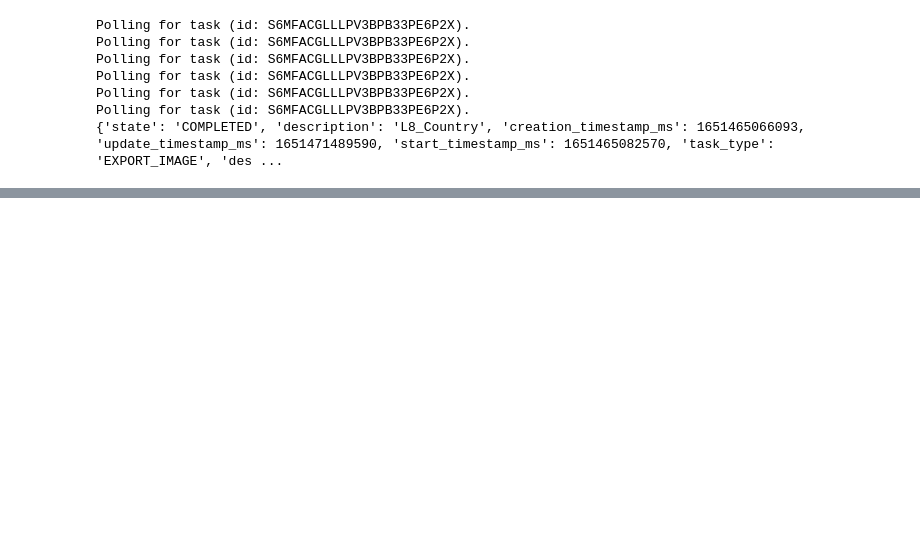
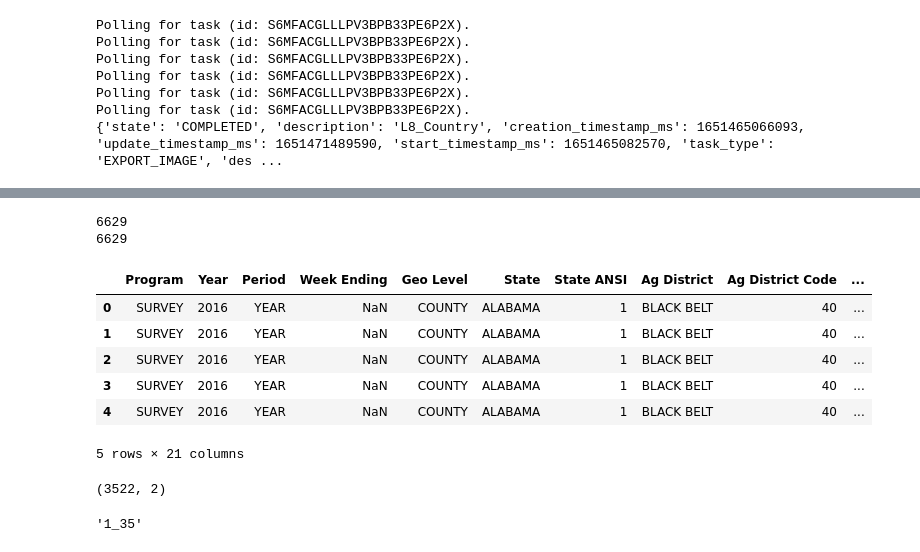
Before and after one commit to johnsonice/Remote_Sensing, a Jupyter notebook: sandbox/GEE_Data_Download.ipynb, the cells around one changed output, grey strips where cells are left out. Drawn from its saved outputs; the diff is of its cells as text; code cells hidden in the pictures; blank space fills up the shorter version.

Commit message:
test modis download

```diff
--- a/sandbox/GEE_Data_Download.ipynb
+++ b/sandbox/GEE_Data_Download.ipynb
@@ -80,0 +87,3 @@ Polling for task (id: S6MFACGLLLPV3BPB33PE6P2X).
+# %%
+locations_filepath="data/yield_data.csv"
+collection_id="MODIS/006/MCD43A4"
@@ -80,0 +117,6 @@ Polling for task (id: S6MFACGLLLPV3BPB33PE6P2X).
+# %%
+print(len(img.getInfo()['bands']))
+print(count.getInfo()*7)
+# %% [output]
+6629
+6629
@@ -80,0 +136,17 @@ Polling for task (id: S6MFACGLLLPV3BPB33PE6P2X).
+# %%
+df = pd.read_csv(locations_filepath)
+# %%
+df.head()
+# %% [output]
+|  | Program | Year | Period | Week Ending | Geo Level | State | State ANSI | Ag District | Ag District Code | ... |
+| 0 | SURVEY | 2016 | YEAR | NaN | COUNTY | ALABAMA | 1 | BLACK BELT | 40 | ... |
+| 1 | SURVEY | 2016 | YEAR | NaN | COUNTY | ALABAMA | 1 | BLACK BELT | 40 | ... |
+| 2 | SURVEY | 2016 | YEAR | NaN | COUNTY | ALABAMA | 1 | BLACK BELT | 40 | ... |
+| 3 | SURVEY | 2016 | YEAR | NaN | COUNTY | ALABAMA | 1 | BLACK BELT | 40 | ... |
+| 4 | SURVEY | 2016 | YEAR | NaN | COUNTY | ALABAMA | 1 | BLACK BELT | 40 | ... |
+5 rows × 21 columns
+# %%
+x = np.unique(df[["State ANSI", "County ANSI"]].values, axis=0)
+x.shape
+# %% [output]
+(3522, 2)
@@ -80,0 +157,4 @@ Polling for task (id: S6MFACGLLLPV3BPB33PE6P2X).
+# %%
+fname
+# %% [output]
+'1_35'
```
Also changed, not shown: parts of 23 cells of this notebook, 4 other files.
